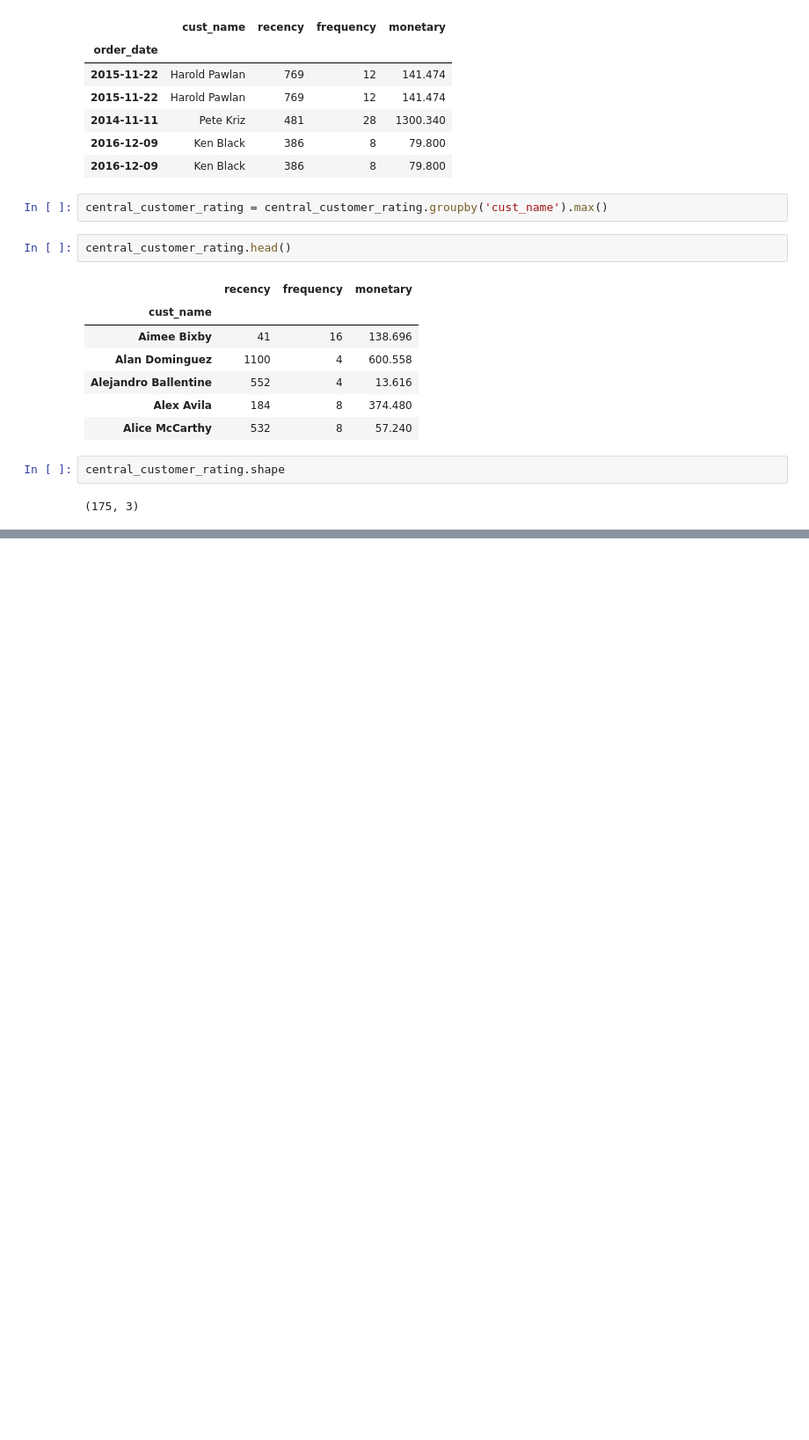
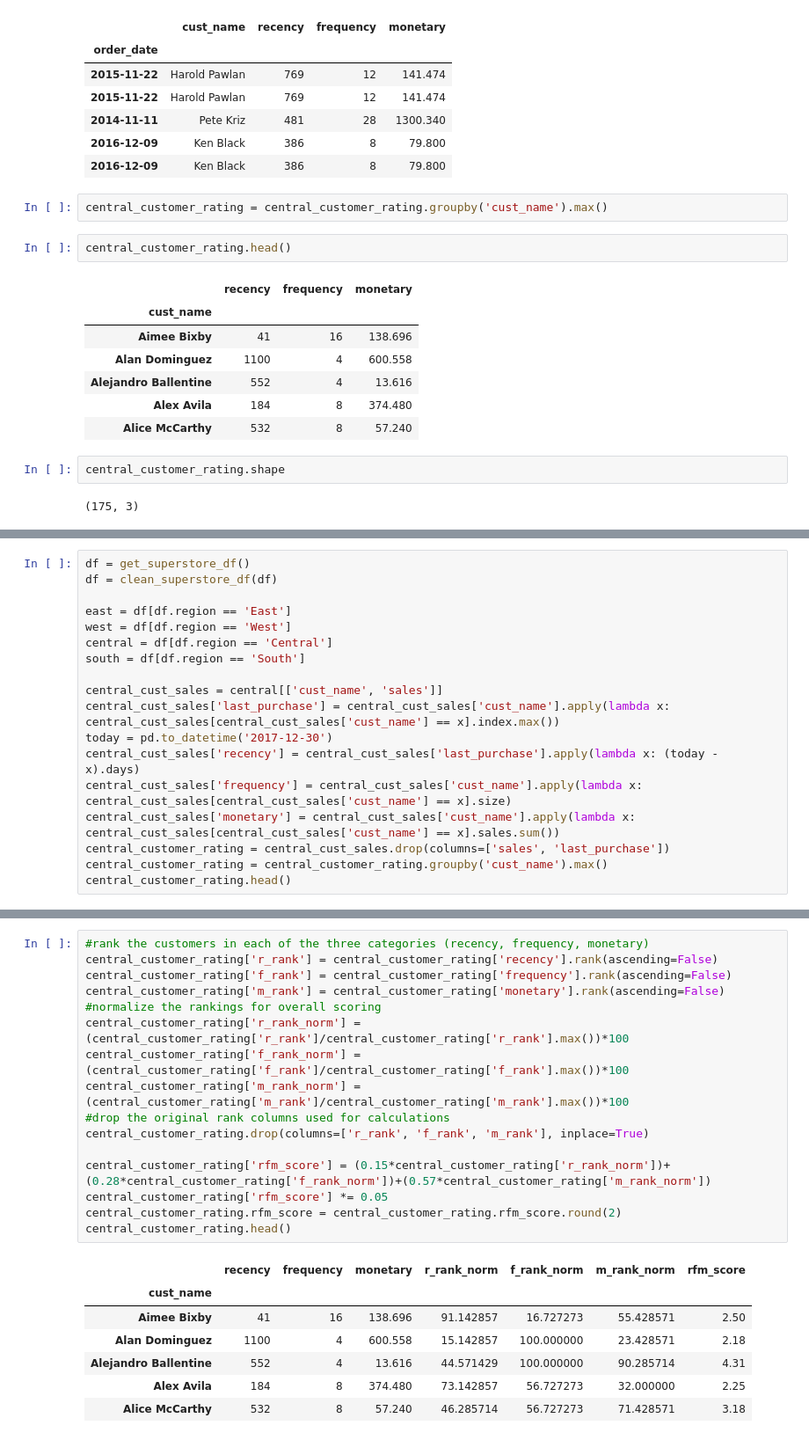
Before and after one commit to ns-tn-time-series-project/time-series-project, a Jupyter notebook: nathan_time_series_project_explore.ipynb, the cells around one changed output, grey strips where cells are left out. Shown at 88% size. Drawn from its saved outputs; the diff is of its cells as text; blank space fills up the shorter version.

```diff
--- a/nathan_time_series_project_explore.ipynb
+++ b/nathan_time_series_project_explore.ipynb
@@ -684,0 +751,18 @@ central_customer_rating.shape
+# %%
+df = get_superstore_df()
+df = clean_superstore_df(df)
+
+east = df[df.region == 'East']
+west = df[df.region == 'West']
+central = df[df.region == 'Central']
+south = df[df.region == 'South']
+
+central_cust_sales = central[['cust_name', 'sales']]
+central_cust_sales['last_purchase'] = central_cust_sales['cust_name'].apply(lambda x: central_cust_sales[central_cust_sales['cust_name'] == x].index.max())
+today = pd.to_datetime('2017-12-30')
+central_cust_sales['recency'] = central_cust_sales['last_purchase'].apply(lambda x: (today - x).days)
+central_cust_sales['frequency'] = central_cust_sales['cust_name'].apply(lambda x: central_cust_sales[central_cust_sales['cust_name'] == x].size)
+central_cust_sales['monetary'] = central_cust_sales['cust_name'].apply(lambda x: central_cust_sales[central_cust_sales['cust_name'] == x].sales.sum())
+central_customer_rating = central_cust_sales.drop(columns=['sales', 'last_purchase'])
+central_customer_rating = central_customer_rating.groupby('cust_name').max()
+central_customer_rating.head()
@@ -684,0 +798,24 @@ central_customer_rating.shape
+# %%
+#rank the customers in each of the three categories (recency, frequency, monetary)
+central_customer_rating['r_rank'] = central_customer_rating['recency'].rank(ascending=False)
+central_customer_rating['f_rank'] = central_customer_rating['frequency'].rank(ascending=False)
+central_customer_rating['m_rank'] = central_customer_rating['monetary'].rank(ascending=False)
+#normalize the rankings for overall scoring
+central_customer_rating['r_rank_norm'] = (central_customer_rating['r_rank']/central_customer_rating['r_rank'].max())*100
+central_customer_rating['f_rank_norm'] = (central_customer_rating['f_rank']/central_customer_rating['f_rank'].max())*100
+central_customer_rating['m_rank_norm'] = (central_customer_rating['m_rank']/central_customer_rating['m_rank'].max())*100
+#drop the original rank columns used for calculations
+central_customer_rating.drop(columns=['r_rank', 'f_rank', 'm_rank'], inplace=True)
+
+central_customer_rating['rfm_score'] = (0.15*central_customer_rating['r_rank_norm'])+(0.28*central_customer_rating['f_rank_norm'])+(0.57*central_customer_rating['m_rank_norm'])
+central_customer_rating['rfm_score'] *= 0.05
+central_customer_rating.rfm_score = central_customer_rating.rfm_score.round(2)
+central_customer_rating.head()
+# %% [output]
+|  | recency | frequency | monetary | r_rank_norm | f_rank_norm | m_rank_norm | rfm_score |
+| cust_name |  |  |  |  |  |  |  |
+| Aimee Bixby | 41 | 16 | 138.696 | 91.142857 | 16.727273 | 55.428571 | 2.50 |
+| Alan Dominguez | 1100 | 4 | 600.558 | 15.142857 | 100.000000 | 23.428571 | 2.18 |
+| Alejandro Ballentine | 552 | 4 | 13.616 | 44.571429 | 100.000000 | 90.285714 | 4.31 |
+| Alex Avila | 184 | 8 | 374.480 | 73.142857 | 56.727273 | 32.000000 | 2.25 |
+| Alice McCarthy | 532 | 8 | 57.240 | 46.285714 | 56.727273 | 71.428571 | 3.18 |
```
Also changed, not shown: parts of 11 cells of this notebook.
